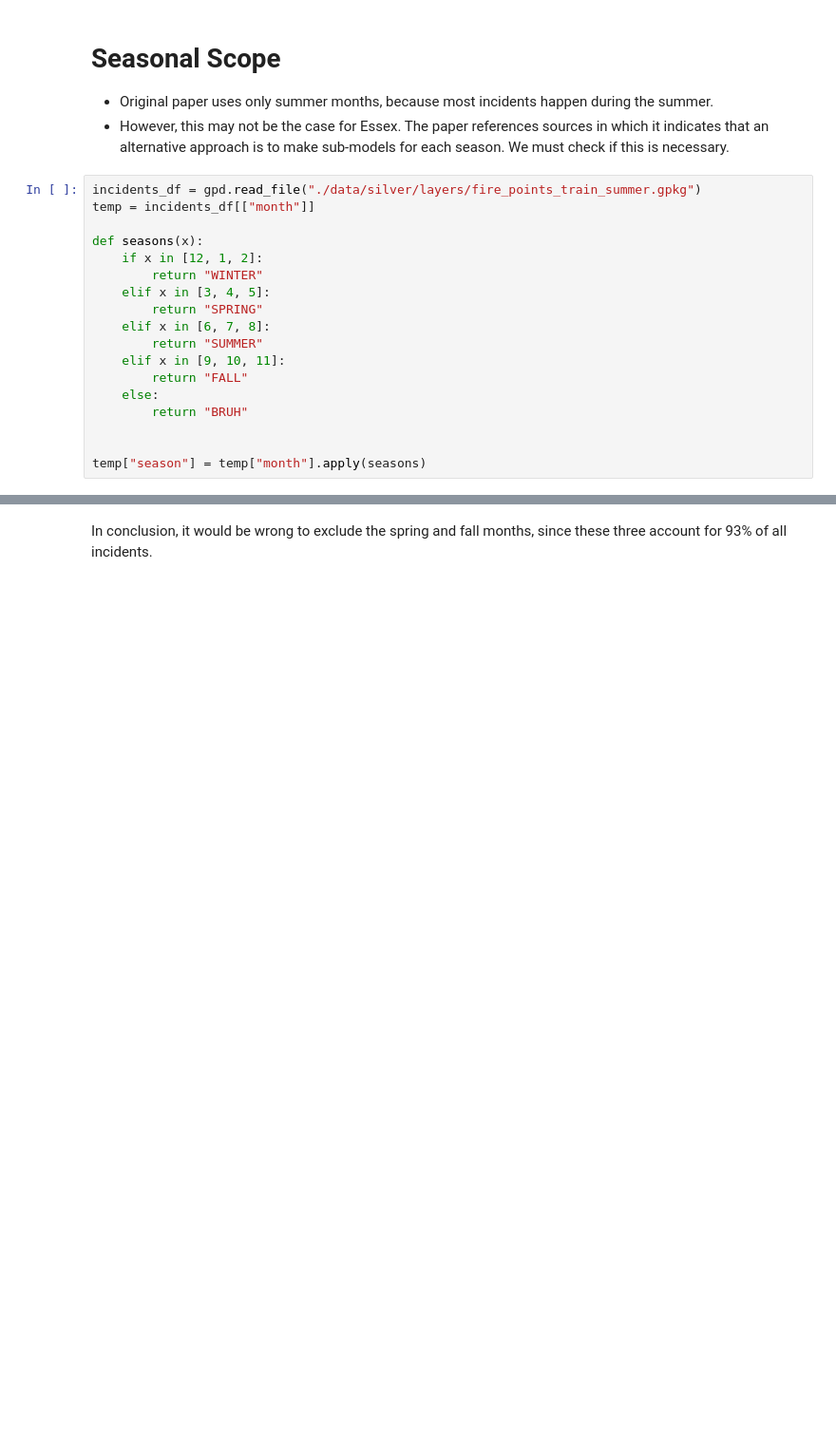
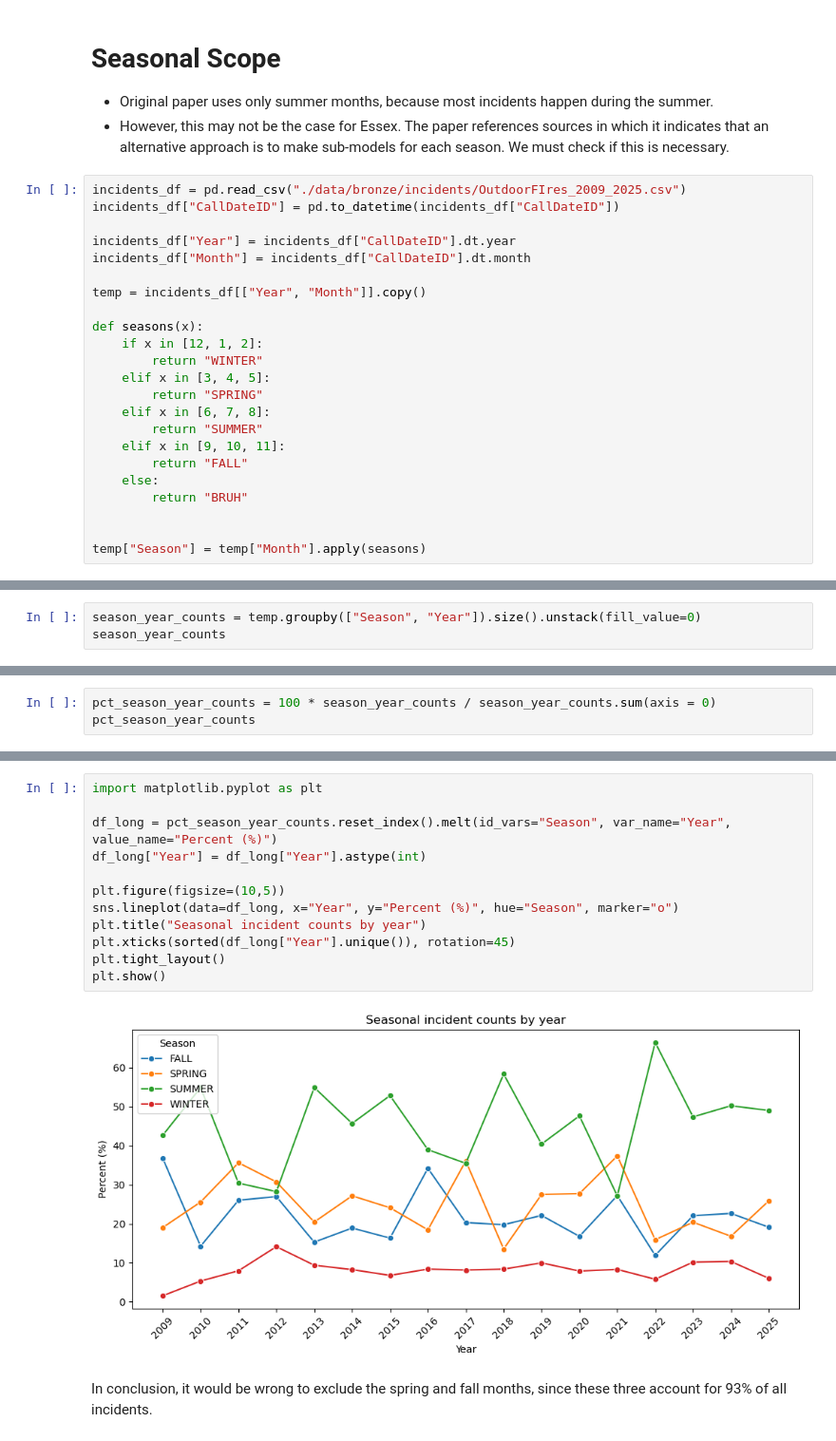
Before and after one commit to Racoo203/wildfire_risk_model, a Jupyter notebook: scripts/eda.ipynb, the cells around one changed output, grey strips where cells are left out. Shown at 95% size. Drawn from its saved outputs; the diff is of its cells as text; blank space fills up the shorter version.

```diff
--- a/scripts/eda.ipynb
+++ b/scripts/eda.ipynb
@@ -8,8 +8,13 @@ import seaborn as sns
 - Original paper uses only summer months, because most incidents happen during the summer.
 - However, this may not be the case for Essex. The paper references sources in which it indicates that an alternative approach is to make sub-models for each season. We must check if this is necessary.
 # %%
-incidents_df = gpd.read_file("./data/silver/layers/fire_points_train_summer.gpkg")
-temp = incidents_df[["month"]]
+incidents_df = pd.read_csv("./data/bronze/incidents/OutdoorFIres_2009_2025.csv")
+incidents_df["CallDateID"] = pd.to_datetime(incidents_df["CallDateID"])
+
+incidents_df["Year"] = incidents_df["CallDateID"].dt.year
+incidents_df["Month"] = incidents_df["CallDateID"].dt.month
+
+temp = incidents_df[["Year", "Month"]].copy()
 
 def seasons(x):
     if x in [12, 1, 2]:
@@ -24,4 +29,4 @@ def seasons(x):
         return "BRUH"
 
 
-temp["season"] = temp["month"].apply(seasons)
+temp["Season"] = temp["Month"].apply(seasons)
@@ -59,0 +46,3 @@ Name: count, dtype: float64
+# %%
+season_year_counts = temp.groupby(["Season", "Year"]).size().unstack(fill_value=0)
+season_year_counts
@@ -59,0 +56,3 @@ Name: count, dtype: float64
+# %%
+pct_season_year_counts = 100 * season_year_counts / season_year_counts.sum(axis = 0)
+pct_season_year_counts
@@ -60,3 +66,17 @@ Name: count, dtype: float64
+# %%
+import matplotlib.pyplot as plt
+
+df_long = pct_season_year_counts.reset_index().melt(id_vars="Season", var_name="Year", value_name="Percent (%)")
+df_long["Year"] = df_long["Year"].astype(int)
+
+plt.figure(figsize=(10,5))
+sns.lineplot(data=df_long, x="Year", y="Percent (%)", hue="Season", marker="o")
+plt.title("Seasonal incident counts by year")
+plt.xticks(sorted(df_long["Year"].unique()), rotation=45)
+plt.tight_layout()
+plt.show()
+# %% [output]
+[figure, added]
 # %% [markdown]
 In conclusion, it would be wrong to exclude the spring and fall months, since these three account for 93% of all incidents.
 # %% [markdown]
```
Also changed, not shown: parts of 16 cells of this notebook, 10 other files.
